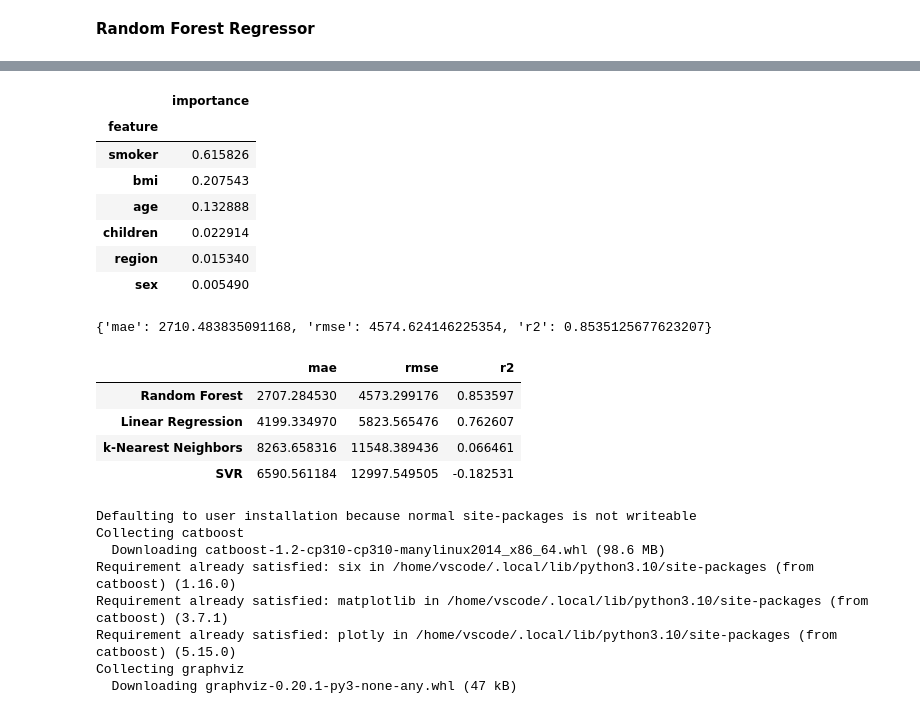
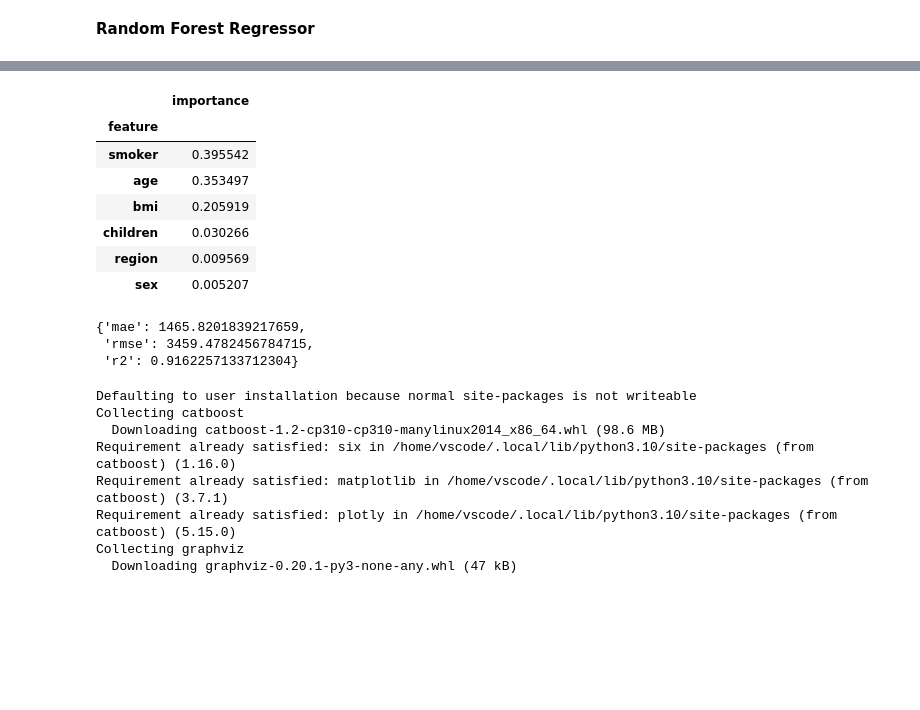
Before and after one commit to fvillena/biocompu, a Jupyter notebook: tutorials/Clase_práctica_3.ipynb, the cells around one changed output, grey strips where cells are left out. Cells and saved outputs as stored; diff of their text form; code cells hidden in the pictures; blank space fills up the shorter version.

```diff
--- a/tutorials/Clase_práctica_3.ipynb
+++ b/tutorials/Clase_práctica_3.ipynb
@@ -337,6 +353,13 @@ Los métodos basados en árboles de decisión son algoritmos de aprendizaje supe
 **Random Forest Regressor**
 # %%
 from sklearn.ensemble import RandomForestRegressor
+# %%
+param_grid = {
+    'n_estimators': [50, 100],       # Número de árboles en el bosque
+    'criterion': ['squared_error', 'absolute_error'],         # Criterio para medir la calidad de la división de nodos ('mse': error cuadrático medio, 'mae': error absoluto medio)
+    'max_depth': [10, 20],     # Profundidad máxima de los árboles (None: sin límite de profundidad)
+    'min_samples_split': [2, 5, 10],     # Número mínimo de muestras requeridas para dividir un nodo interno
+    'min_samples_leaf': [1, 2]        # Número mínimo de muestras requeridas en un nodo hoja
+}
 # %%
 rf = RandomForestRegressor()
-rf.fit(X_train, y_train)
@@ -344,0 +366,3 @@ RandomForestRegressor()
+# %%
+grid_search = GridSearchCV(rf, param_grid, cv=5, scoring='r2')
+grid_search.fit(X, y)
@@ -344,0 +376,6 @@ RandomForestRegressor()
+# %%
+# Acceder a los resultados
+best_params = grid_search.best_params_
+best_score = grid_search.best_score_
+best_model = grid_search.best_estimator_
+cv_results = grid_search.cv_results_
@@ -347,44 +403,22 @@ y_pred = rf.predict(X_test)
 # %%
-rf_vil = pd.DataFrame(list(zip(df.columns[:-1],rf.feature_importances_)),
+rf_vil = pd.DataFrame(list(zip(df.columns[:-1],best_model.feature_importances_)),
              columns=["feature","importance"]
             ).set_index("feature")
 rf_vil.sort_values("importance",ascending=False)
 # %% [output]
 |  | importance |
 | feature |  |
-| smoker | 0.615826 |
-| bmi | 0.207543 |
-| age | 0.132888 |
-| children | 0.022914 |
-| region | 0.015340 |
-| sex | 0.005490 |
+| smoker | 0.395542 |
+| age | 0.353497 |
+| bmi | 0.205919 |
+| children | 0.030266 |
+| region | 0.009569 |
+| sex | 0.005207 |
 # %%
-rf_regression_report = compute_metrics(y_test, y_pred)
-rf_regression_report
+cv_regression_report = compute_metrics(y_test, y_pred)
+cv_regression_report
 # %% [output]
-{'mae': 2710.483835091168, 'rmse': 4574.624146225354, 'r2': 0.8535125677623207}
+{'mae': 1465.8201839217659,
+ 'rmse': 3459.4782456784715,
+ 'r2': 0.9162257133712304}
-# %%
-performances = pd.DataFrame( # Consolidamos todas las métricas en un DatFrame
-    data = [
-        lr_regression_report,
-        knn_regression_report,
-        rf_regression_report,
-        svr_regression_report
-    ],
-    index = [
-        "Linear Regression",
-        "k-Nearest Neighbors",
-        "Random Forest",
-        "SVR"
-    ]
-).sort_values( # Ordenamos los valores
-    by="rmse"
-)
-performances
-# %% [output]
-|  | mae | rmse | r2 |
-| Random Forest | 2707.284530 | 4573.299176 | 0.853597 |
-| Linear Regression | 4199.334970 | 5823.565476 | 0.762607 |
-| k-Nearest Neighbors | 8263.658316 | 11548.389436 | 0.066461 |
-| SVR | 6590.561184 | 12997.549505 | -0.182531 |
 # %%
```
Also changed, not shown: parts of 12 cells of this notebook.
